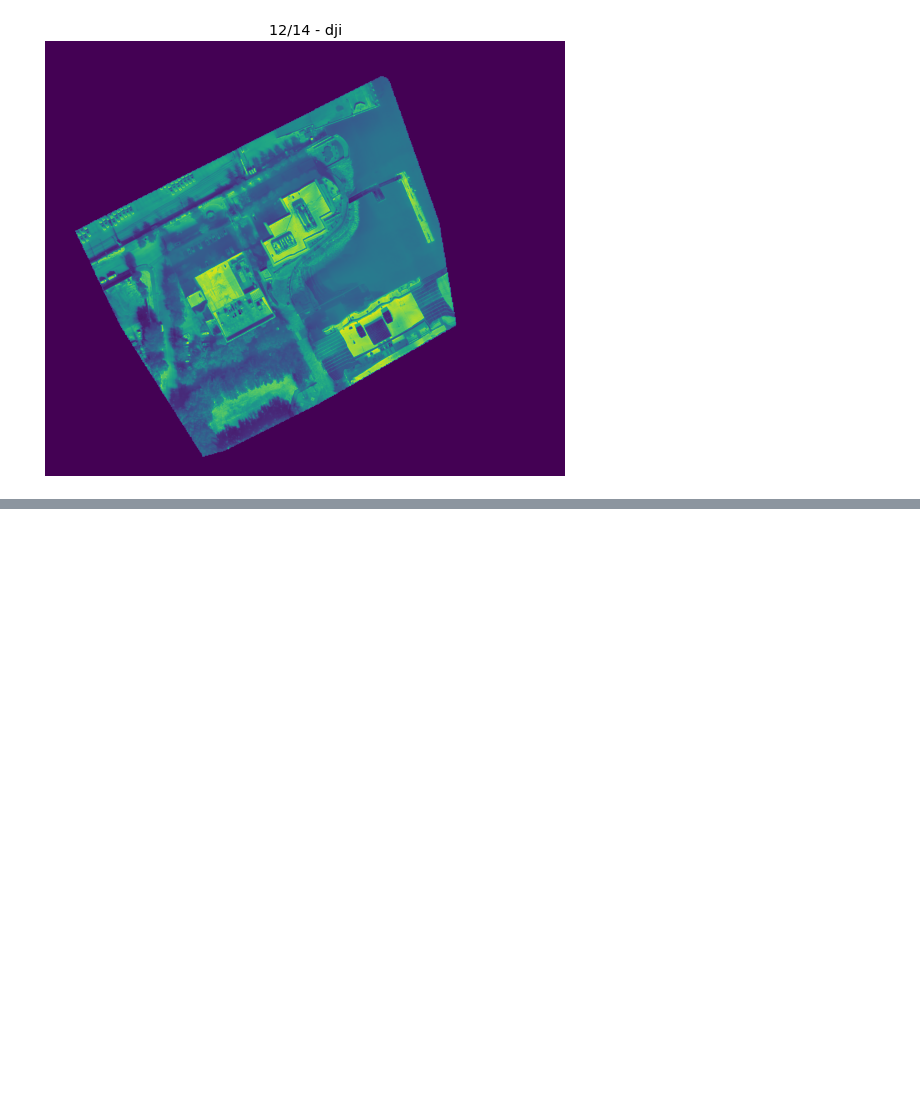
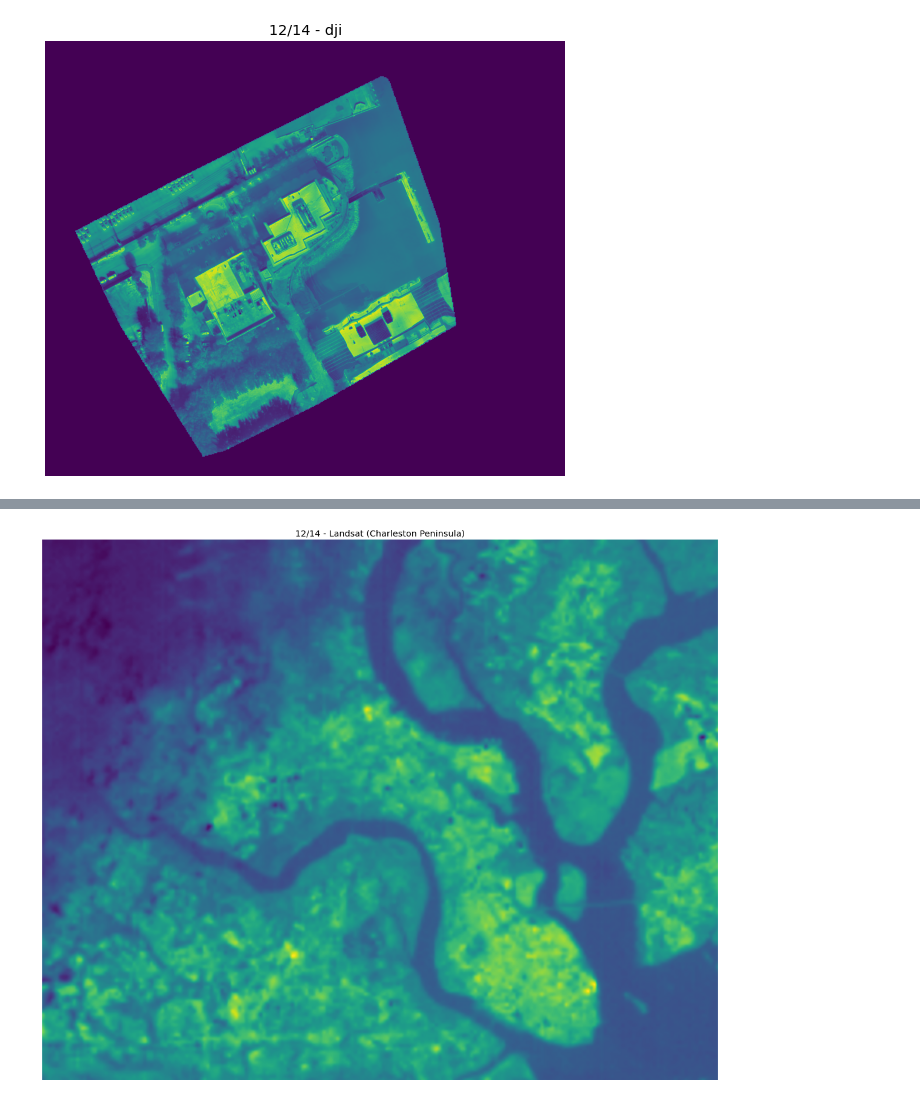
Before and after one commit to bksrocks/Cofc-Research, a Jupyter notebook: Tests.ipynb, the cells around one changed output, grey strips where cells are left out. Cells and saved outputs as stored; diff of their text form; code cells hidden in the pictures; blank space fills up the shorter version.

```diff
--- a/Tests.ipynb
+++ b/Tests.ipynb
@@ -377,0 +512,11 @@ plt.show()
+# %%
+i = 4750
+j = 4100
+
+fig, ax = plt.subplots(figsize=(20, 20))
+im = plt.imshow(lsat_12_14[i:i+512, j:j+640])
+ax.set(title="12/14 - Landsat (Charleston Peninsula)")
+ax.set_axis_off()
+plt.show()
+# %% [output]
+[figure, added]
```
Also changed, not shown: parts of 31 cells of this notebook, 2 other files.
